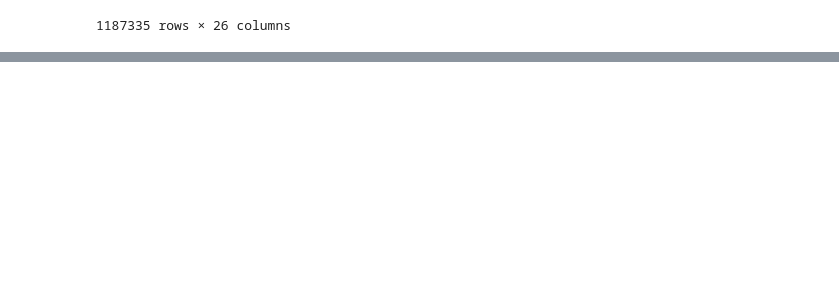
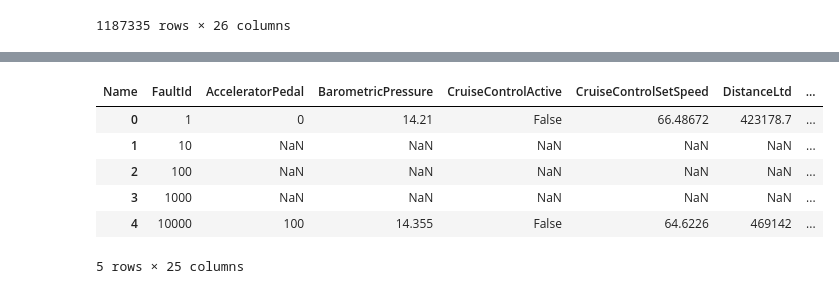
Before and after one commit to nss-data-science-cohort-6/big_g_express-elden_ring, a Jupyter notebook: notebooks/bigG_EDA_smita2.ipynb, the cells around one changed output, grey strips where cells are left out. Cells and saved outputs as stored; diff of their text form; code cells hidden in the pictures; blank space fills up the shorter version.

Commit message:
upto fault spn_fmi/SPN_FMI created and merged to diagnostic_pivot

```diff
--- a/notebooks/bigG_EDA_smita2.ipynb
+++ b/notebooks/bigG_EDA_smita2.ipynb
@@ -444,0 +513,8 @@ df_tf.shape #end up getting (594450, 18) compared to 546674 as mentioned in disc
+# %%
+#making a copy of diagnostic so that we can go back if needed
+diag = diagnostic.copy()
+# %%
+#removing the ', from the diag
+
+for col in diag.columns[:21]:
+    diag[col] = diag[col].astype(str).str.replace(',', '')
@@ -444,0 +537,2 @@ df_tf.shape #end up getting (594450, 18) compared to 546674 as mentioned in disc
+# %%
+diag_pivot = diag.pivot(columns='Name', index='FaultId', values= 'Value').reset_index()
@@ -444,0 +559,11 @@ df_tf.shape #end up getting (594450, 18) compared to 546674 as mentioned in disc
+# %%
+diag_pivot.isna().sum() #there are a lot of Nan expcept the lampStatus, we will impute the missing values with mean of that truck after merging to faults and grouping by EquipmentID
+diag_pivot.head()
+# %% [output]
+| Name | FaultId | AcceleratorPedal | BarometricPressure | CruiseControlActive | CruiseControlSetSpeed | DistanceLtd | ... |
+| 0 | 1 | 0 | 14.21 | False | 66.48672 | 423178.7 | ... |
+| 1 | 10 | NaN | NaN | NaN | NaN | NaN | ... |
+| 2 | 100 | NaN | NaN | NaN | NaN | NaN | ... |
+| 3 | 1000 | NaN | NaN | NaN | NaN | NaN | ... |
+| 4 | 10000 | 100 | 14.355 | False | 64.6226 | 469142 | ... |
+5 rows × 25 columns
```
Also changed, not shown: parts of 46 cells of this notebook.
